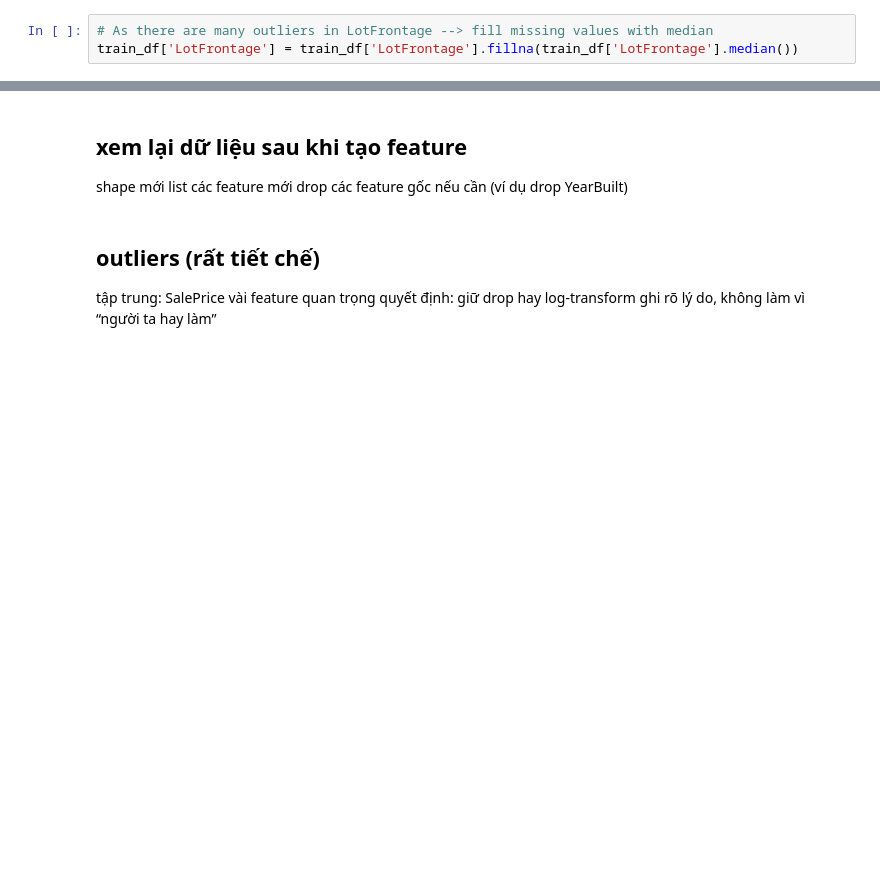
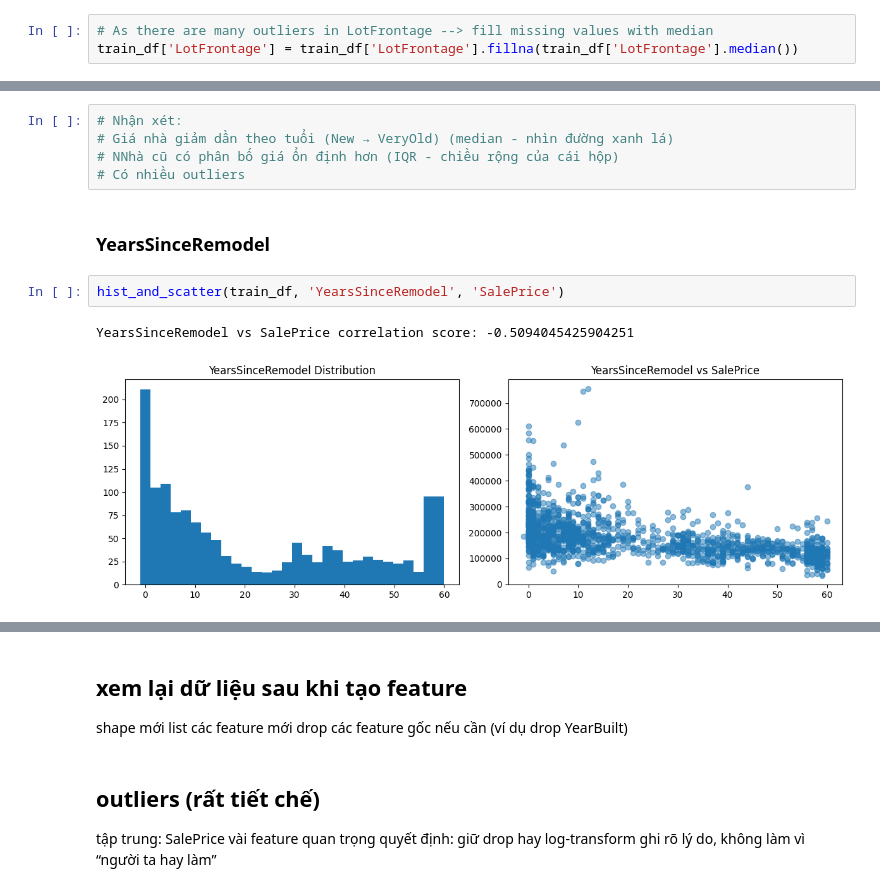
Before and after one commit to nh-adorie/adorie-data-projects, a Jupyter notebook: house-prices/01_eda_features_engineering.ipynb, the cells around one changed output, grey strips where cells are left out. Drawn from its saved outputs; the diff is of its cells as text; blank space fills up the shorter version.

```diff
--- a/house-prices/01_eda_features_engineering.ipynb
+++ b/house-prices/01_eda_features_engineering.ipynb
@@ -254,0 +305,12 @@ train_df = train_df.drop(['YearBuilt', 'YearRemodAdd', 'YrSold', 'GarageYrBlt'],
+# %%
+# Nhận xét:
+# Giá nhà giảm dần theo tuổi (New → VeryOld) (median - nhìn đường xanh lá)
+# NNhà cũ có phân bố giá ổn định hơn (IQR - chiều rộng của cái hộp)
+# Có nhiều outliers
+# %% [markdown]
+### YearsSinceRemodel
+# %%
+hist_and_scatter(train_df, 'YearsSinceRemodel', 'SalePrice')
+# %% [output]
+YearsSinceRemodel vs SalePrice correlation score: -0.5094045425904251
+[figure, added]
```
Also changed, not shown: parts of 19 cells of this notebook.
